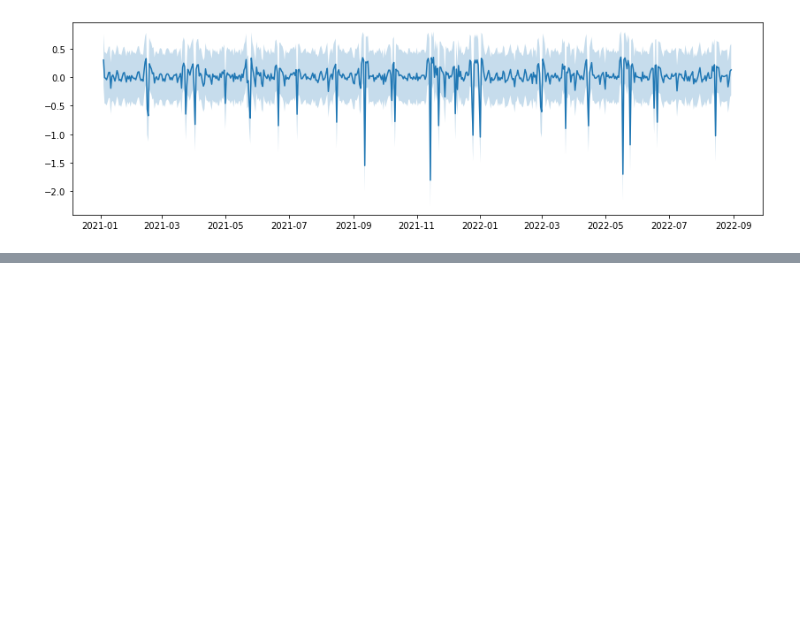
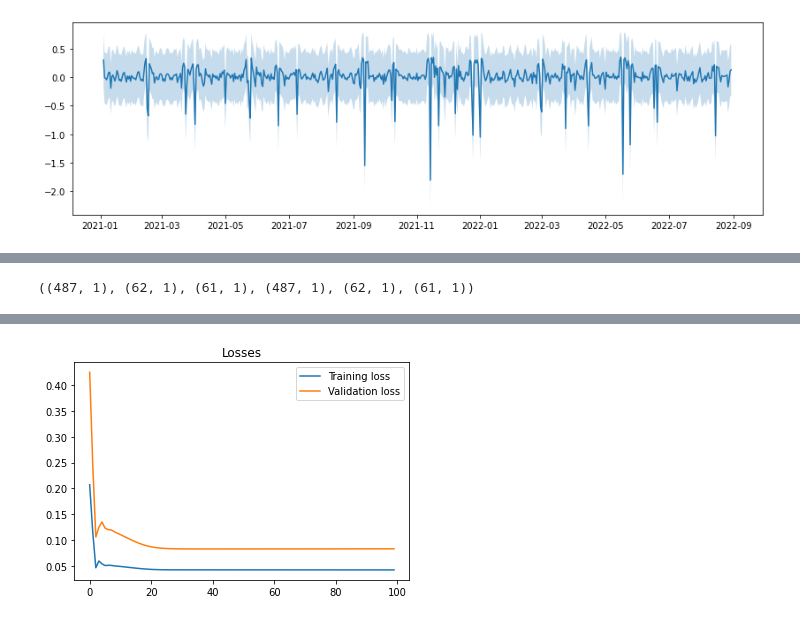
Before and after one commit to lrivela/rivela-st, a Jupyter notebook: tp-integrador/rivela-5co-tp.ipynb, the cells around one changed output, grey strips where cells are left out. Saved outputs shown, nothing was run; the diff lists cells and outputs as text; code cells hidden in the pictures; blank space fills up the shorter version.

Commit message:
:wrench: agrego parte lstm

```diff
--- a/tp-integrador/rivela-5co-tp.ipynb
+++ b/tp-integrador/rivela-5co-tp.ipynb
@@ -1057,0 +1124,5 @@ plt.fill_between(x=decomp2_resid.index, y1=decomp2_resid - 2*sd, y2=decomp2_resi
+# %%
+X_train, X_val, X_test, y_train, y_val, y_test = train_val_test_split(serie_lstm, 'CANTIDAD', 0.1)
+X_train.shape, X_val.shape, X_test.shape, y_train.shape, y_val.shape, y_test.shape
+# %% [output]
+((487, 1), (62, 1), (61, 1), (487, 1), (62, 1), (61, 1))
@@ -1057,0 +1157,17 @@ plt.fill_between(x=decomp2_resid.index, y1=decomp2_resid - 2*sd, y2=decomp2_resi
+# %%
+input_dim = len(X_train.columns)
+output_dim = 1
+hidden_dim = 64
+layer_dim = 3
+dropout = 0
+n_epochs = 100
+learning_rate = 1e-3
+weight_decay = 1e-6
+
+model_params = {'input_dim': input_dim,
+                'hidden_dim' : hidden_dim,
+                'layer_dim' : layer_dim,
+                'output_dim' : output_dim,
+                'dropout_prob' : dropout}
+# %%
+device = 'cpu'
@@ -1057,0 +1296,23 @@ plt.fill_between(x=decomp2_resid.index, y1=decomp2_resid - 2*sd, y2=decomp2_resi
+# %%
+def get_model(model, model_params):
+    models = {
+        "lstm": LSTMModel,
+    }
+    return models.get(model.lower())(**model_params)
+# %%
+model = get_model('lstm', model_params)
+
+loss_fn = torch.nn.MSELoss(reduction="mean")
+optimizer = torch.optim.Adam(model.parameters(), lr=learning_rate, weight_decay=weight_decay)
+
+
+opt = Optimization(model=model, loss_fn=loss_fn, optimizer=optimizer)
+opt.train(train_loader, val_loader, batch_size=batch_size, n_epochs=n_epochs, n_features=input_dim)
+opt.plot_losses()
+
+predictions, values = opt.evaluate(
+    test_loader_one,
+    batch_size=1,
+    n_features=input_dim
+)
+# %% [output]
@@ -1057,0 +1331 @@ plt.fill_between(x=decomp2_resid.index, y1=decomp2_resid - 2*sd, y2=decomp2_resi
+[figure, added]
```
Also changed, not shown: parts of 32 cells of this notebook.
